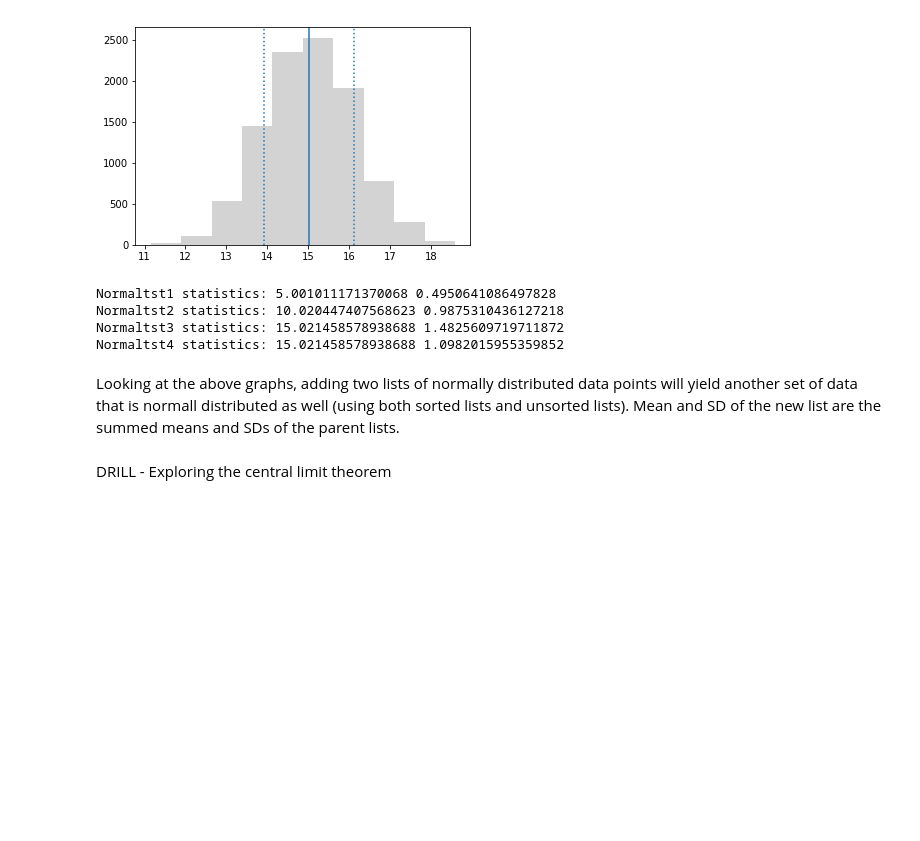
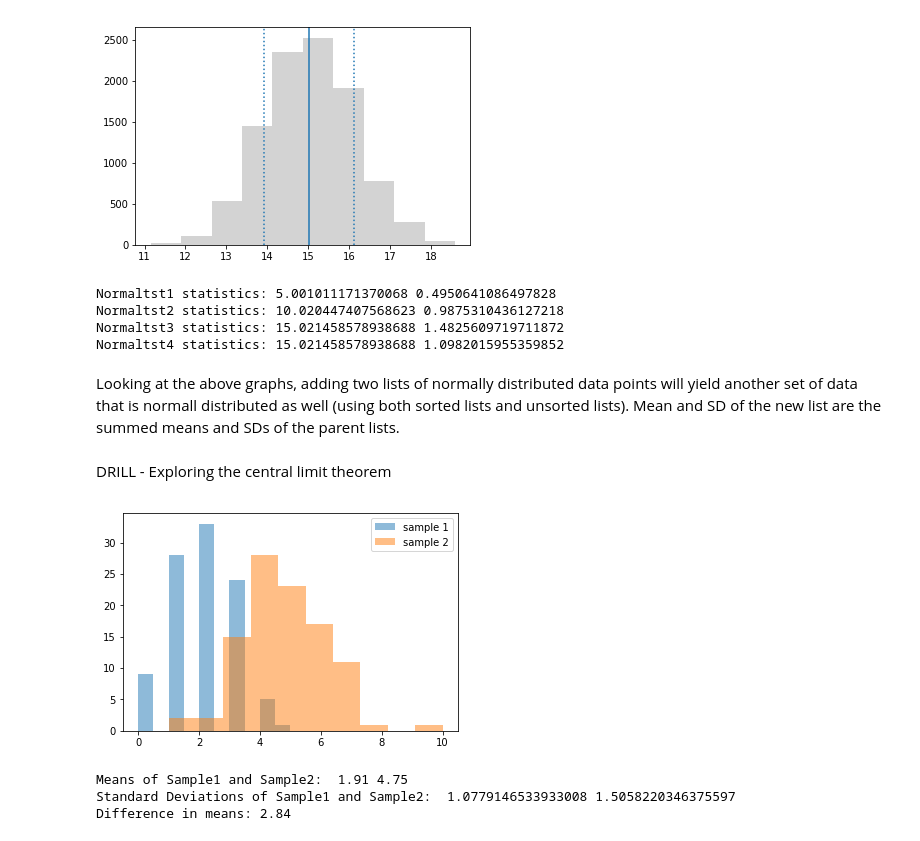
Before and after one commit to SindhuDataScience/ThinkfulExercises, a Jupyter notebook: normal_distribution_drills.ipynb, the cells around one changed output. Drawn from its saved outputs; the diff is of its cells as text; code cells hidden in the pictures; blank space fills up the shorter version.

```diff
--- a/normal_distribution_drills.ipynb
+++ b/normal_distribution_drills.ipynb
@@ -147,3 +147,27 @@ Normaltst4 statistics: 15.021458578938688 1.0982015955359852
 Looking at the above graphs, adding two lists of normally distributed data points will yield another set of data that is normall distributed as well (using both sorted lists and unsorted lists). Mean and SD of the new list are the summed means and SDs of the parent lists.
 # %% [markdown]
 DRILL - Exploring the central limit theorem
+# %%
+pop1 = np.random.binomial(10,0.2, 10000)
+pop2 = np.random.binomial(10,0.5, 10000)
+
+sample1 = np.random.choice(pop1, 100, replace=True)
+sample2 = np.random.choice(pop2, 100, replace=True)
+
+plt.hist(sample1, alpha=0.5, label='sample 1')
+plt.hist(sample2, alpha=0.5, label='sample 2')
+plt.legend(loc='upper right')
+plt.show()
+# %% [output]
+[figure, added]
+# %%
+print('Means of Sample1 and Sample2: ',sample1.mean(),sample2.mean())
+print('Standard Deviations of Sample1 and Sample2: ',sample1.std(),sample2.std())
+
+# Compute the difference between the two sample means.
+diff=sample2.mean( ) -sample1.mean()
+print('Difference in means:',diff)
+# %% [output]
+Means of Sample1 and Sample2:  1.91 4.75
+Standard Deviations of Sample1 and Sample2:  1.0779146533933008 1.5058220346375597
+Difference in means: 2.84
```
Also changed, not shown: parts of 2 cells of this notebook.
